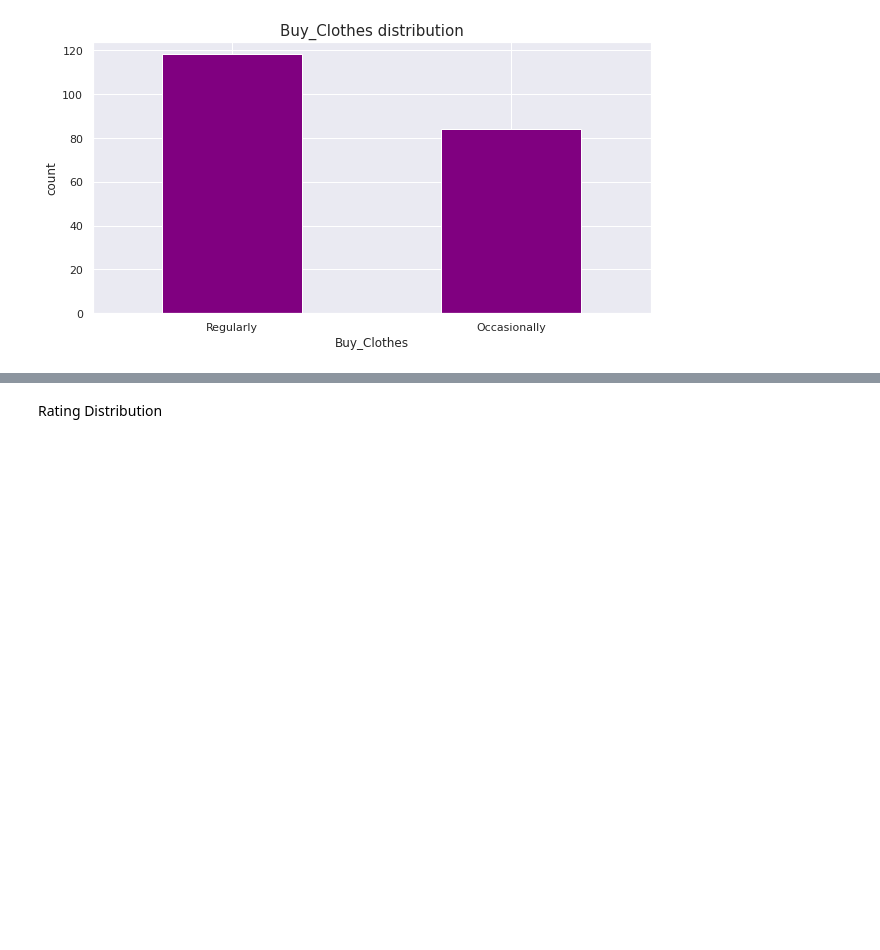
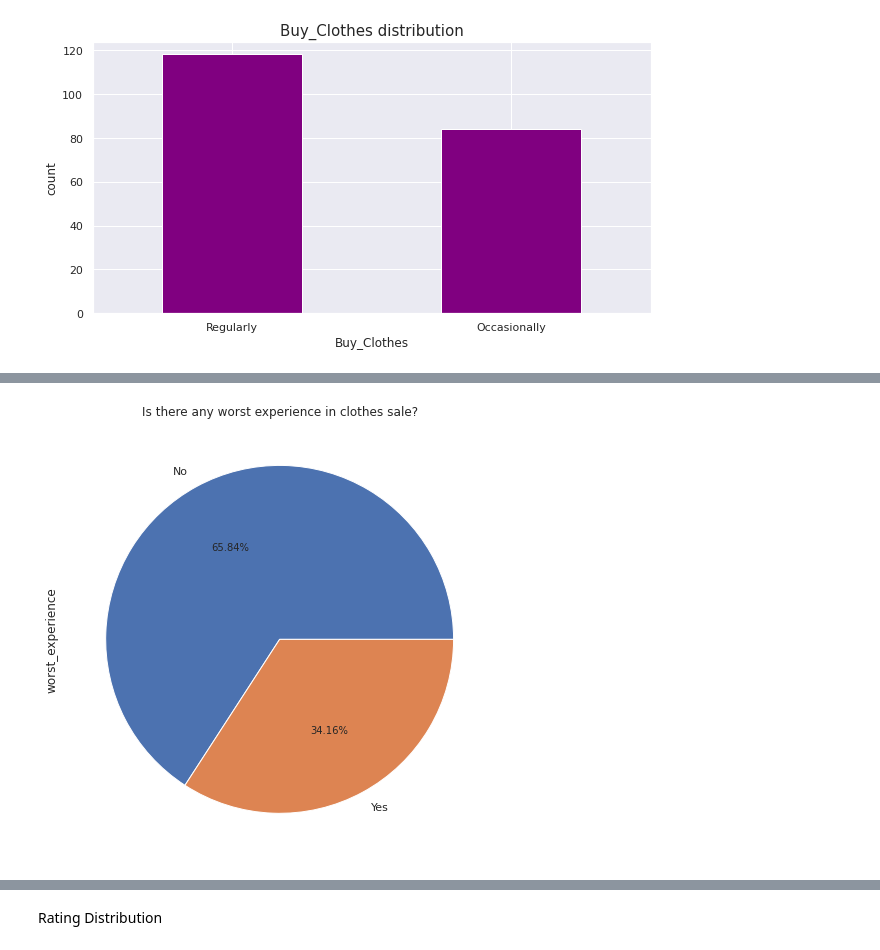
Before and after one commit to pranali-kirolkar-zz/MSCPROJECT, a Jupyter notebook: Visualization_+_EDA.ipynb, the cells around one changed output, grey strips where cells are left out. Cells and saved outputs as stored; diff of their text form; code cells hidden in the pictures; blank space fills up the shorter version.

```diff
--- a/Visualization_+_EDA.ipynb
+++ b/Visualization_+_EDA.ipynb
@@ -294,0 +313,6 @@ count_plot(Dataset, 'Buy_Clothes', 'purple')
+# %%
+Dataset['worst_experience'].value_counts().plot(kind='pie',autopct='%1.2f%%',figsize=(10,8))
+plt.title("Is there any worst experience in clothes sale?")
+plt.show()
+# %% [output]
+[figure, added]
```
Also changed, not shown: parts of 10 cells of this notebook.
